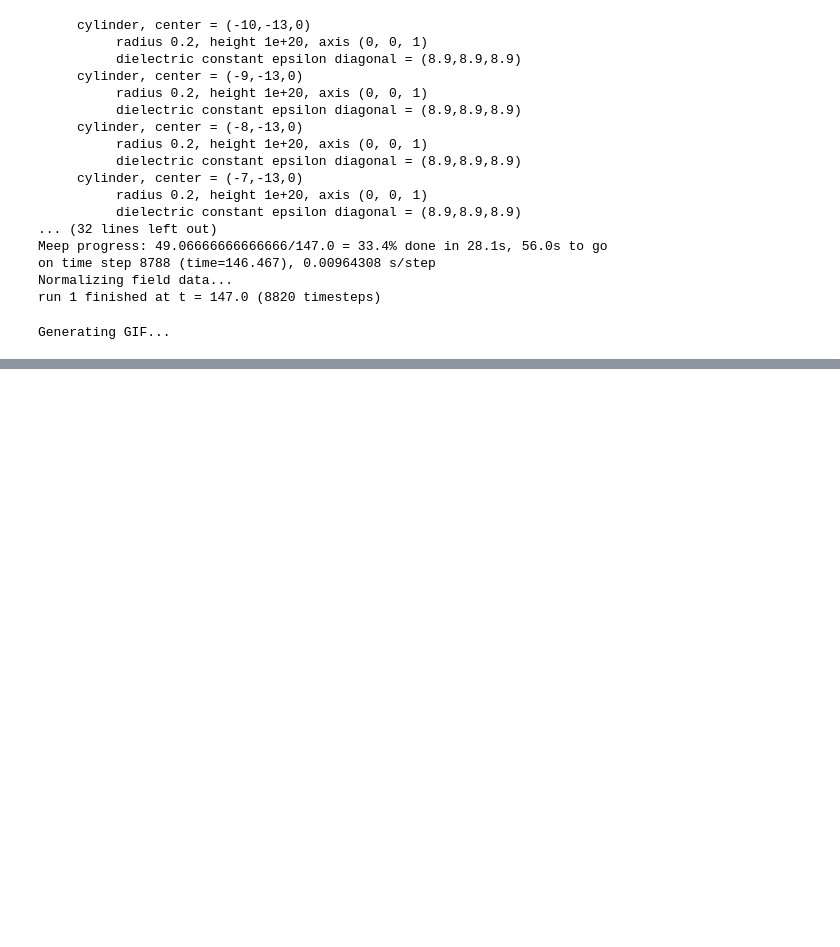
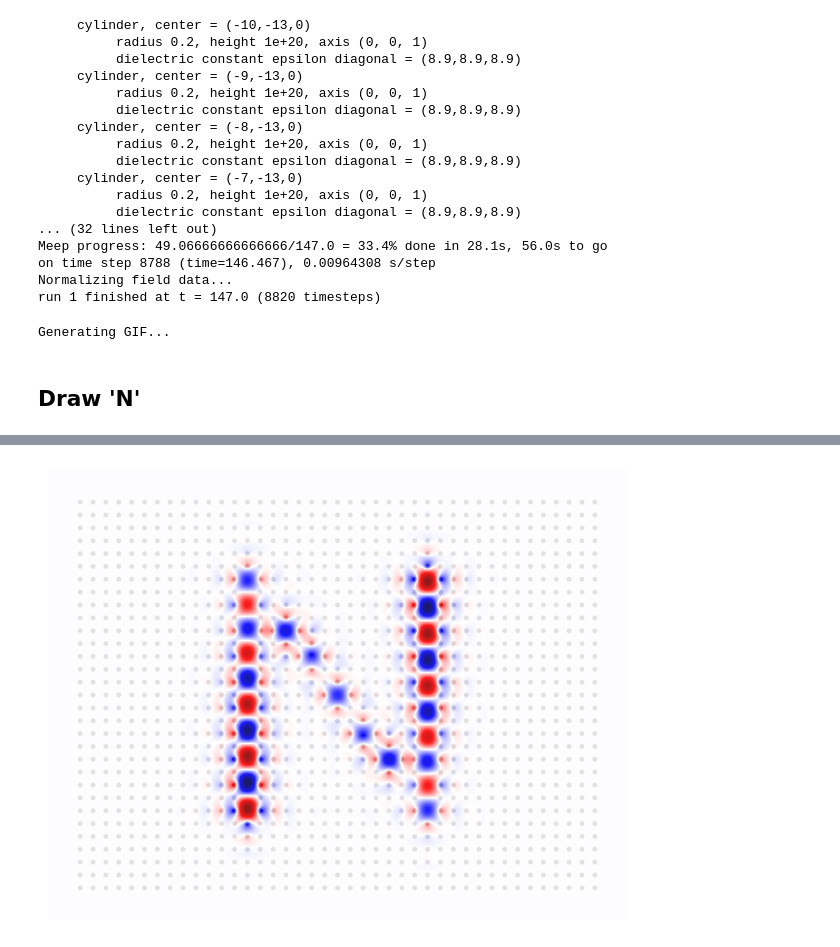
Before and after one commit to chihweiw/Photonic_Crystal, a Jupyter notebook: wvg_d_art.ipynb, the cells around one changed output, grey strips where cells are left out. Saved outputs shown, nothing was run; the diff lists cells and outputs as text; code cells hidden in the pictures; blank space fills up the shorter version.

```diff
--- a/wvg_d_art.ipynb
+++ b/wvg_d_art.ipynb
@@ -133,3 +139,77 @@ run 1 finished at t = 147.0 (8820 timesteps)
 animate.to_gif(10, 'crod_array_wvg_5.gif')
 # %% [output]
 Generating GIF...
+# %% [markdown]
+## Draw 'N'
+# %%
+sxt = sx+2*dpml
+syt = sy+2*dpml
+cell = mp.Vector3(sxt,syt,0)
+pl = mp.Ez
+geometry = []
+#        if i!=hs:
+for i in range(sy):
+    for j in range(sx):
+        geometry.append(mp.Cylinder(r, center=mp.Vector3(j-hsx,i-hsy), material=mp.Medium(epsilon=8.9)))
+
+qx = 15
+qxh = (qx-1)/2
+qy = 19
+qyh = (qy-1)/2
+
+qdp = [[-4,-5],[-2,-2.6],[0,0],[2,2.6],[4,5]]
+
+geometry.append(mp.Block(size=mp.Vector3(1,qy,mp.inf), center=mp.Vector3(-qxh,0)))
+geometry.append(mp.Block(size=mp.Vector3(1,qy,mp.inf), center=mp.Vector3(qxh,0)))
+#geometry.append(mp.Block(size=mp.Vector3(np.sqrt(15**2+19**2)/19,np.sqrt(15**2+19**2),mp.inf), center=mp.Vector3(), e2=mp.Vector3(qx,qy,0)))
+
+for qd in qdp:
+    geometry.append(mp.Block(size=mp.Vector3(1,1,mp.inf), center=mp.Vector3(qd[0],qd[1])))
+
+src = [mp.Source(mp.GaussianSource(0.375, fwidth=df*2),
+                 component=pl,
+                 amplitude=10.0,
+                 center=mp.Vector3(qxh,0),
+                 size=mp.Vector3(0.5,0)),
+       mp.Source(mp.GaussianSource(0.375, fwidth=df*2),
+                 component=pl,
+                 amplitude=10.0,
+                 center=mp.Vector3(-qxh,0),
+                 size=mp.Vector3(0.5,0)),
+       mp.Source(mp.GaussianSource(fcen, fwidth=df*2),
+                 component=pl,
+                 amplitude=10.0,
+                 center=mp.Vector3()),
+       mp.Source(mp.GaussianSource(fcen, fwidth=df*2),
+                 component=pl,
+                 amplitude=10.0,
+                 center=mp.Vector3(qdp[0][0],qdp[0][1])),
+       mp.Source(mp.GaussianSource(fcen, fwidth=df*2),
+                 component=pl,
+                 amplitude=10.0,
+                 center=mp.Vector3(qdp[1][0],qdp[1][1])),
+       mp.Source(mp.GaussianSource(fcen, fwidth=df*2),
+                 component=pl,
+                 amplitude=10.0,
+                 center=mp.Vector3(qdp[3][0],qdp[3][1])),
+       mp.Source(mp.GaussianSource(fcen, fwidth=df*2),
+                 component=pl,
+                 amplitude=10.0,
+                 center=mp.Vector3(qdp[4][0],qdp[4][1]))]
+#sym = [mp.Mirror(mp.Y, phase=-1)]
+sim = mp.Simulation(cell_size=cell,
+                    geometry=geometry,
+                    boundary_layers=pml_layers,
+                    sources=src,
+                    resolution=resolution)
+sim.run(until=400)
+eps_data = sim.get_array(center=mp.Vector3(), size=cell, component=mp.Dielectric)
+ez_data = sim.get_array(center=mp.Vector3(), size=cell, component=pl)
+plt.figure(figsize=(6.0,4.5))
+plt.imshow(eps_data.transpose(), interpolation='spline36', cmap='binary')
+plt.imshow(ez_data.transpose(), interpolation='spline36', cmap='seismic', alpha=0.9)
+plt.axis('off')
+plt.subplots_adjust(left=0, right=1, top=1, bottom=0)
+plt.savefig("crod_array_wvg_n2", dpi=400)
+plt.show()
+# %% [output]
@@ -135,0 +233 @@ Generating GIF...
+[figure, added]
```
Also changed, not shown: parts of 10 cells of this notebook.
